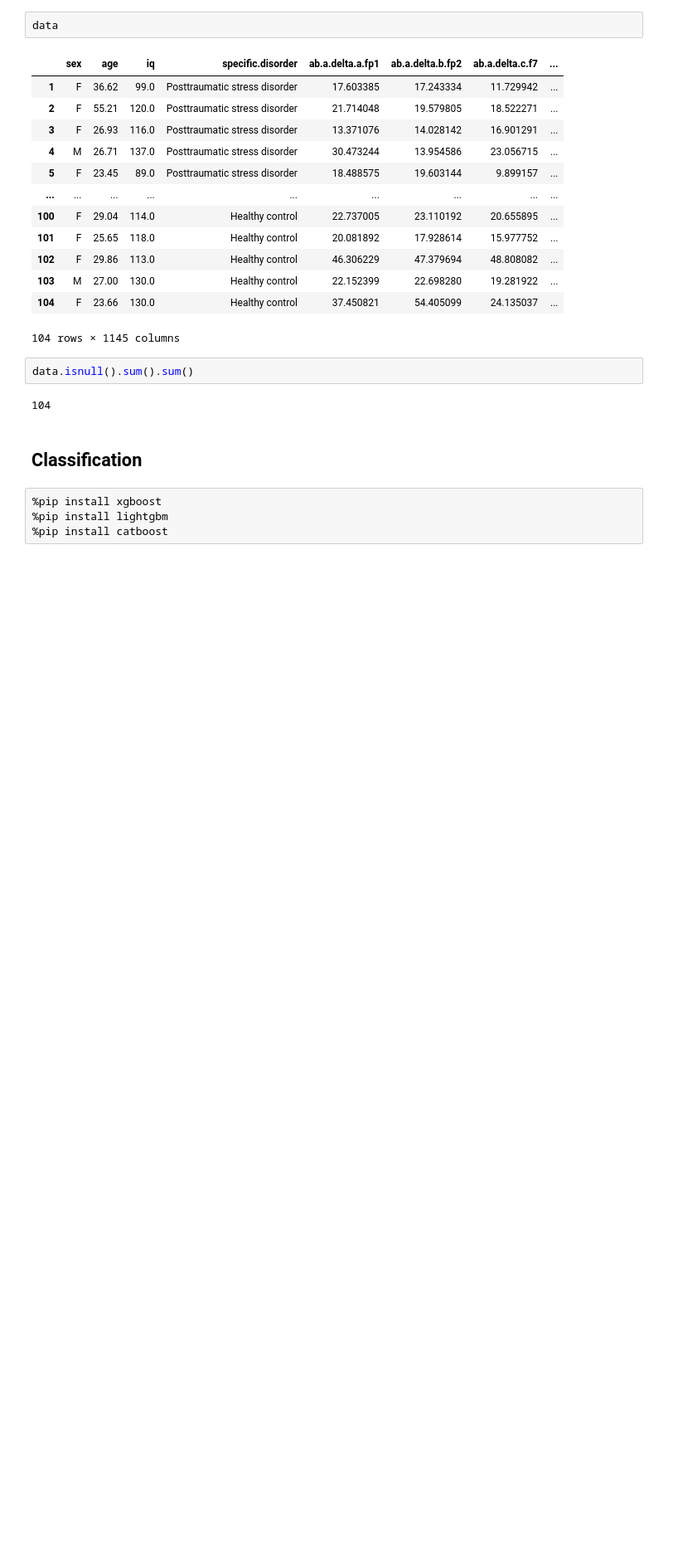
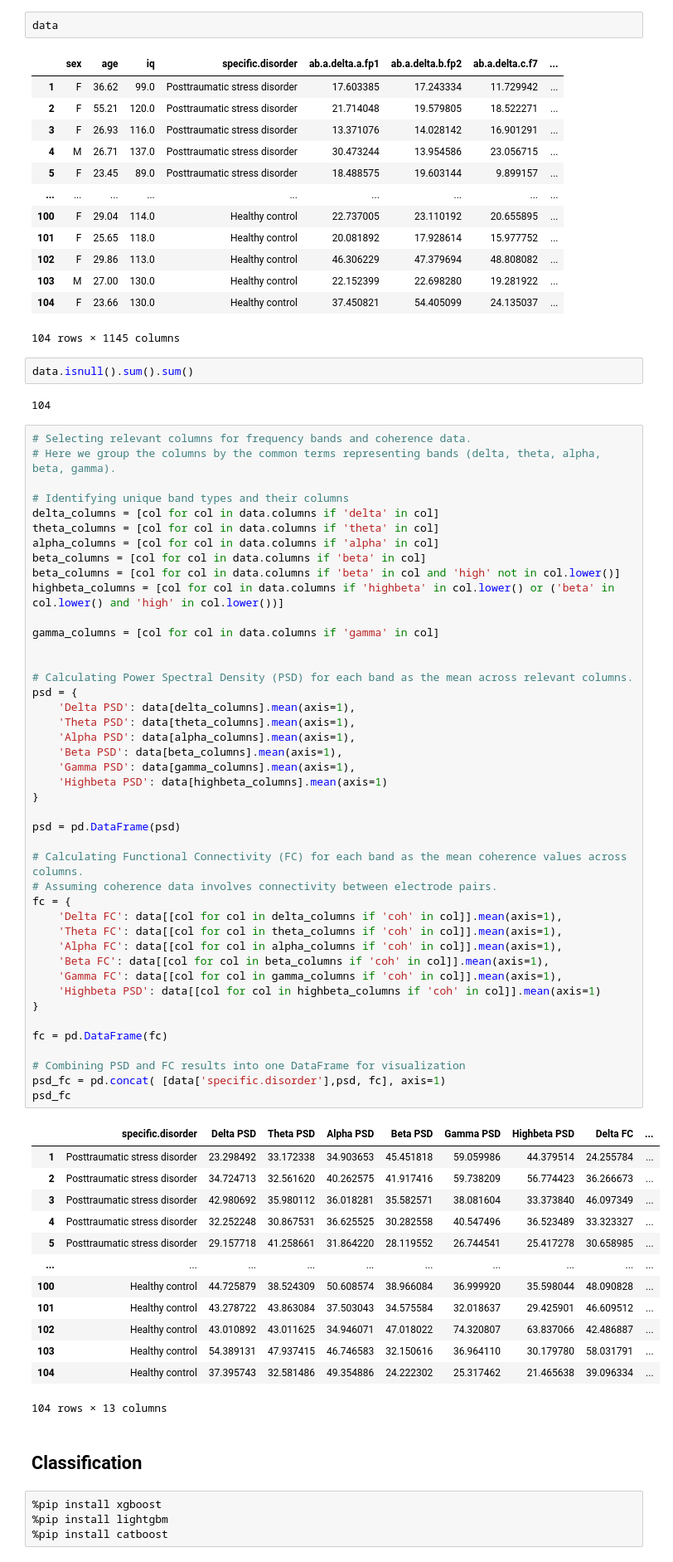
Before and after one commit to twix402/NeuroML, a Jupyter notebook: Codes/NeuroBook.ipynb, the cells around one changed output. Shown at 83% size. Drawn from its saved outputs; the diff is of its cells as text; blank space fills up the shorter version.

Commit message:
Important bands

```diff
--- a/Codes/NeuroBook.ipynb
+++ b/Codes/NeuroBook.ipynb
@@ -231,6 +231,63 @@ data
 data.isnull().sum().sum()
 # %% [output]
 104
+# %%
+# Selecting relevant columns for frequency bands and coherence data.
+# Here we group the columns by the common terms representing bands (delta, theta, alpha, beta, gamma).
+
+# Identifying unique band types and their columns
+delta_columns = [col for col in data.columns if 'delta' in col]
+theta_columns = [col for col in data.columns if 'theta' in col]
+alpha_columns = [col for col in data.columns if 'alpha' in col]
+beta_columns = [col for col in data.columns if 'beta' in col]
+beta_columns = [col for col in data.columns if 'beta' in col and 'high' not in col.lower()]
+highbeta_columns = [col for col in data.columns if 'highbeta' in col.lower() or ('beta' in col.lower() and 'high' in col.lower())]
+
+gamma_columns = [col for col in data.columns if 'gamma' in col]
+
+
+# Calculating Power Spectral Density (PSD) for each band as the mean across relevant columns.
+psd = {
+    'Delta PSD': data[delta_columns].mean(axis=1),
+    'Theta PSD': data[theta_columns].mean(axis=1),
+    'Alpha PSD': data[alpha_columns].mean(axis=1),
+    'Beta PSD': data[beta_columns].mean(axis=1),
+    'Gamma PSD': data[gamma_columns].mean(axis=1),
+    'Highbeta PSD': data[highbeta_columns].mean(axis=1)
+}
+
+psd = pd.DataFrame(psd)
+
+# Calculating Functional Connectivity (FC) for each band as the mean coherence values across columns.
+# Assuming coherence data involves connectivity between electrode pairs.
+fc = {
+    'Delta FC': data[[col for col in delta_columns if 'coh' in col]].mean(axis=1),
+    'Theta FC': data[[col for col in theta_columns if 'coh' in col]].mean(axis=1),
+    'Alpha FC': data[[col for col in alpha_columns if 'coh' in col]].mean(axis=1),
+    'Beta FC': data[[col for col in beta_columns if 'coh' in col]].mean(axis=1),
+    'Gamma FC': data[[col for col in gamma_columns if 'coh' in col]].mean(axis=1),
+    'Highbeta PSD': data[[col for col in highbeta_columns if 'coh' in col]].mean(axis=1)
+}
+
+fc = pd.DataFrame(fc)
+
+# Combining PSD and FC results into one DataFrame for visualization
+psd_fc = pd.concat( [data['specific.disorder'],psd, fc], axis=1)
+psd_fc
+# %% [output]
+|  | specific.disorder | Delta PSD | Theta PSD | Alpha PSD | Beta PSD | Gamma PSD | Highbeta PSD | Delta FC | ... |
+| 1 | Posttraumatic stress disorder | 23.298492 | 33.172338 | 34.903653 | 45.451818 | 59.059986 | 44.379514 | 24.255784 | ... |
+| 2 | Posttraumatic stress disorder | 34.724713 | 32.561620 | 40.262575 | 41.917416 | 59.738209 | 56.774423 | 36.266673 | ... |
+| 3 | Posttraumatic stress disorder | 42.980692 | 35.980112 | 36.018281 | 35.582571 | 38.081604 | 33.373840 | 46.097349 | ... |
+| 4 | Posttraumatic stress disorder | 32.252248 | 30.867531 | 36.625525 | 30.282558 | 40.547496 | 36.523489 | 33.323327 | ... |
+| 5 | Posttraumatic stress disorder | 29.157718 | 41.258661 | 31.864220 | 28.119552 | 26.744541 | 25.417278 | 30.658985 | ... |
+| ... | ... | ... | ... | ... | ... | ... | ... | ... | ... |
+| 100 | Healthy control | 44.725879 | 38.524309 | 50.608574 | 38.966084 | 36.999920 | 35.598044 | 48.090828 | ... |
+| 101 | Healthy control | 43.278722 | 43.863084 | 37.503043 | 34.575584 | 32.018637 | 29.425901 | 46.609512 | ... |
+| 102 | Healthy control | 43.010892 | 43.011625 | 34.946071 | 47.018022 | 74.320807 | 63.837066 | 42.486887 | ... |
+| 103 | Healthy control | 54.389131 | 47.937415 | 46.746583 | 32.150616 | 36.964110 | 30.179780 | 58.031791 | ... |
+| 104 | Healthy control | 37.395743 | 32.581486 | 49.354886 | 24.222302 | 25.317462 | 21.465638 | 39.096334 | ... |
+104 rows × 13 columns
 # %% [markdown]
 ## Classification
 # %%
```
Also changed, not shown: parts of 19 cells of this notebook, 3 other files.
